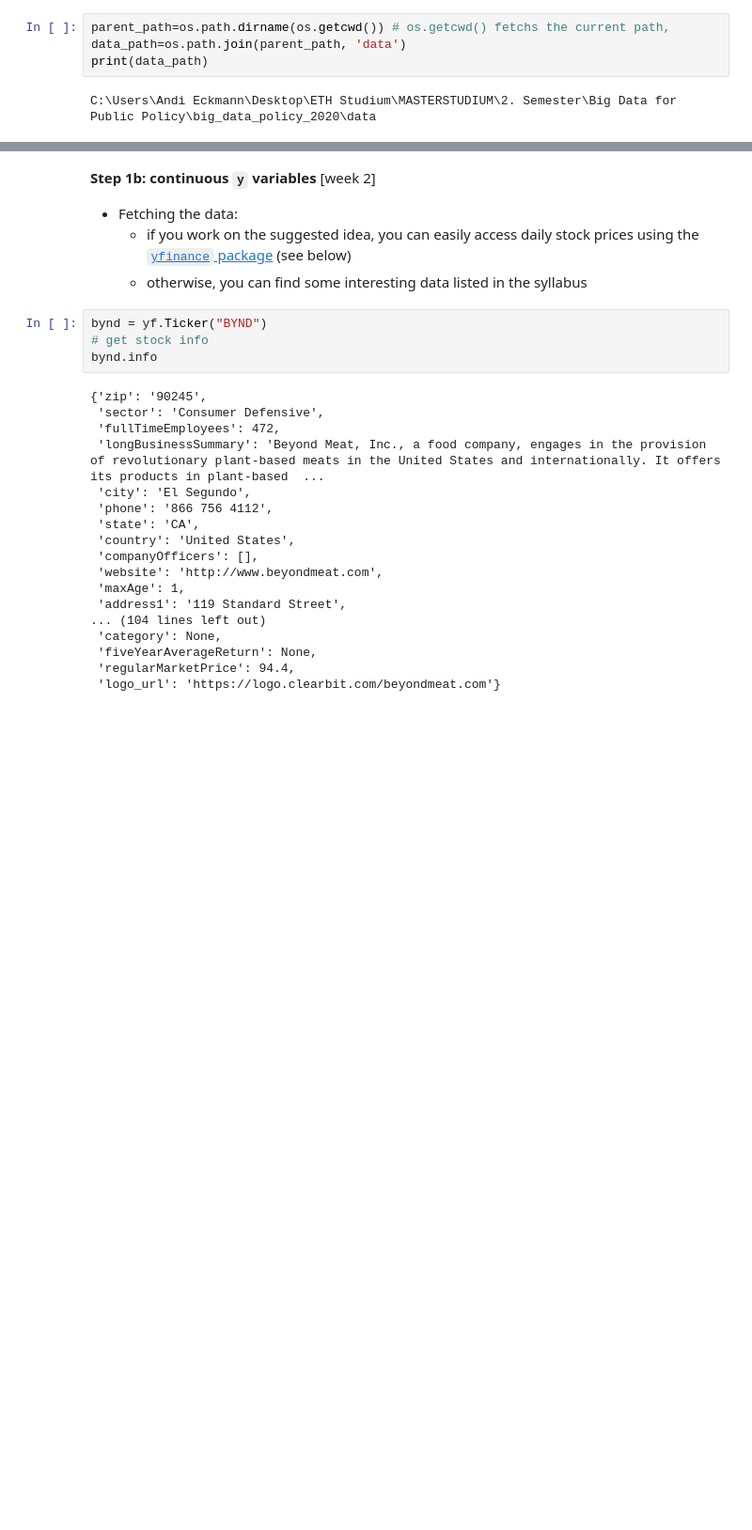
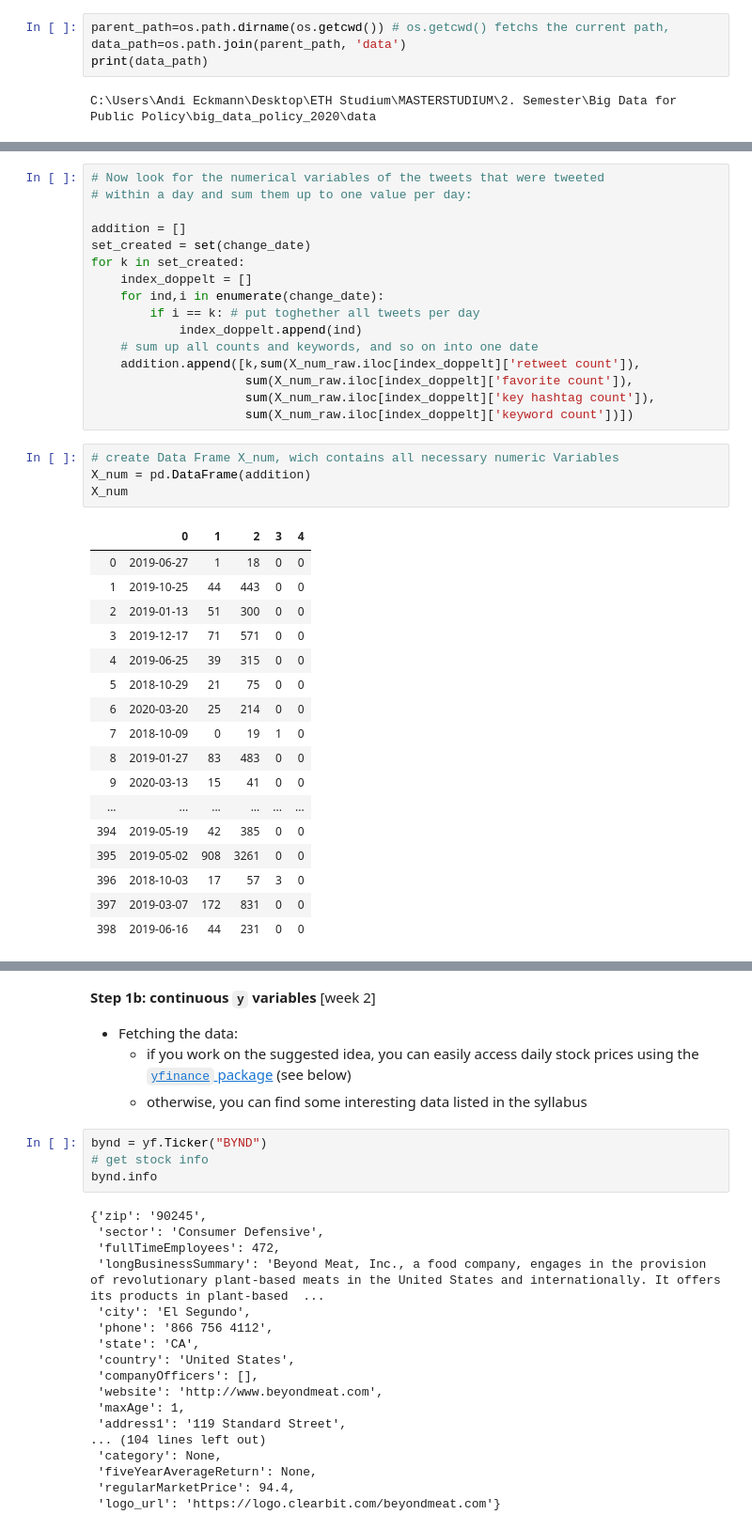
Before and after one commit to eckmanna/big_data_policy_2020, a Jupyter notebook: homeworks/hw1_eckmann.ipynb, the cells around one changed output, grey strips where cells are left out. Shown at 94% size. Cells and saved outputs as stored; diff of their text form; blank space fills up the shorter version.

```diff
--- a/homeworks/hw1_eckmann.ipynb
+++ b/homeworks/hw1_eckmann.ipynb
@@ -207,0 +379,38 @@ print("{} tweets fetched.\n".format(df_tweets.shape[0]))
+# %%
+# Now look for the numerical variables of the tweets that were tweeted
+# within a day and sum them up to one value per day:
+
+addition = []
+set_created = set(change_date)
+for k in set_created:
+    index_doppelt = []
+    for ind,i in enumerate(change_date):
+        if i == k: # put toghether all tweets per day
+            index_doppelt.append(ind)
+    # sum up all counts and keywords, and so on into one date
+    addition.append([k,sum(X_num_raw.iloc[index_doppelt]['retweet count']),
+                     sum(X_num_raw.iloc[index_doppelt]['favorite count']),
+                     sum(X_num_raw.iloc[index_doppelt]['key hashtag count']),
+                     sum(X_num_raw.iloc[index_doppelt]['keyword count'])])
+# %%
+# create Data Frame X_num, wich contains all necessary numeric Variables
+X_num = pd.DataFrame(addition)
+X_num
+# %% [output]
+|  | 0 | 1 | 2 | 3 | 4 |
+| 0 | 2019-06-27 | 1 | 18 | 0 | 0 |
+| 1 | 2019-10-25 | 44 | 443 | 0 | 0 |
+| 2 | 2019-01-13 | 51 | 300 | 0 | 0 |
+| 3 | 2019-12-17 | 71 | 571 | 0 | 0 |
+| 4 | 2019-06-25 | 39 | 315 | 0 | 0 |
+| 5 | 2018-10-29 | 21 | 75 | 0 | 0 |
+| 6 | 2020-03-20 | 25 | 214 | 0 | 0 |
+| 7 | 2018-10-09 | 0 | 19 | 1 | 0 |
+| 8 | 2019-01-27 | 83 | 483 | 0 | 0 |
+| 9 | 2020-03-13 | 15 | 41 | 0 | 0 |
+| ... | ... | ... | ... | ... | ... |
+| 394 | 2019-05-19 | 42 | 385 | 0 | 0 |
+| 395 | 2019-05-02 | 908 | 3261 | 0 | 0 |
+| 396 | 2018-10-03 | 17 | 57 | 3 | 0 |
+| 397 | 2019-03-07 | 172 | 831 | 0 | 0 |
+| 398 | 2019-06-16 | 44 | 231 | 0 | 0 |
```
Also changed, not shown: parts of 23 cells of this notebook, 3 other files.
